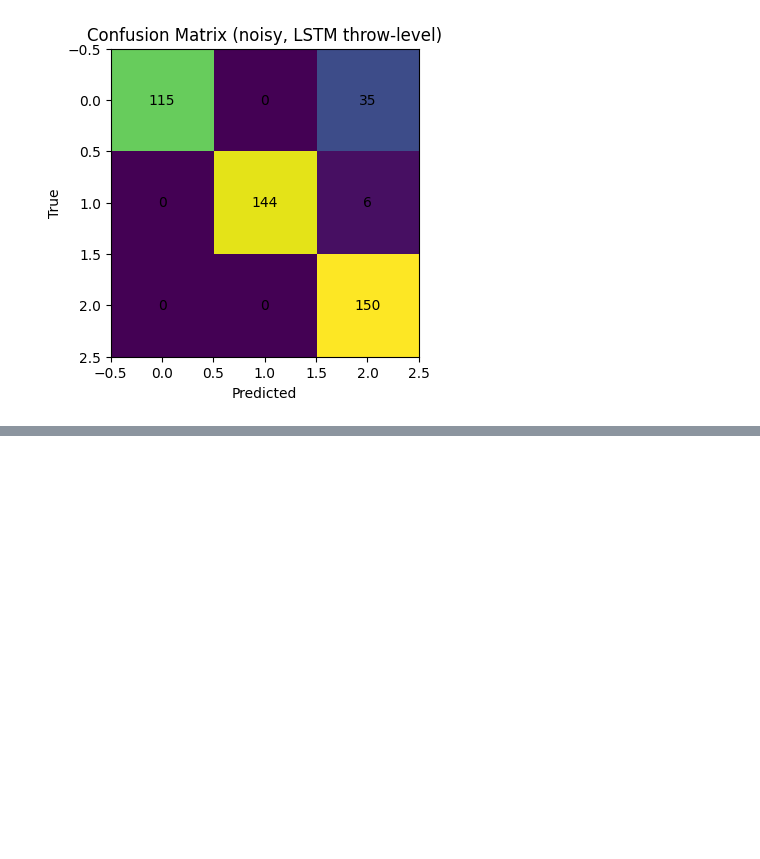
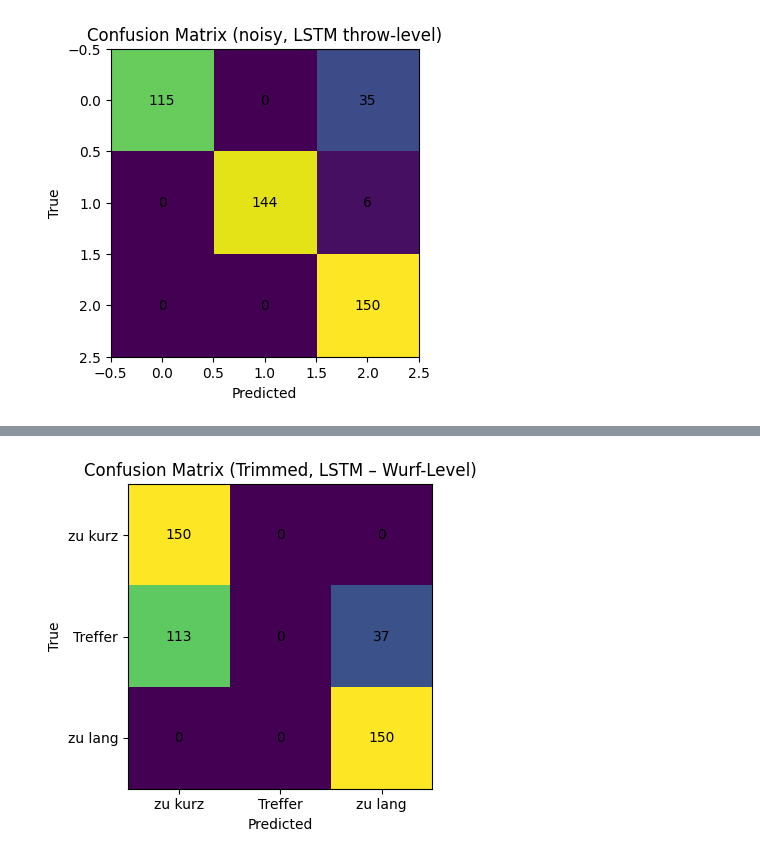
Before and after one commit to lucaa-smn/BA-Thesis, a Jupyter notebook: lstm_pointwise_free_throw.ipynb, the cells around one changed output, grey strips where cells are left out. Saved outputs shown, nothing was run; the diff lists cells and outputs as text; code cells hidden in the pictures; blank space fills up the shorter version.

Commit message:
added trimmed version to LSTM Notebook

```diff
--- a/lstm_pointwise_free_throw.ipynb
+++ b/lstm_pointwise_free_throw.ipynb
@@ -309,0 +312,17 @@ Vergleich (wurf-level):
+# %%
+from typing import Tuple, List, Optional
+
+
+def add_point_index(df: pd.DataFrame) -> pd.DataFrame:
+    df = df.sort_values(["wurf_id", "t"]).copy()
+    df["point_index"] = df.groupby("wurf_id").cumcount() + 1  # 1..50
+    return df
+
+
+def split_first30_full50(
+    df: pd.DataFrame, first_n: int = 30
+) -> Tuple[pd.DataFrame, pd.DataFrame]:
+    df = add_point_index(df)
+    df_train30 = df[df["point_index"] <= first_n].copy()
+    df_full50 = df.copy()
+    return df_train30, df_full50
@@ -309,0 +564,66 @@ Vergleich (wurf-level):
+# %%
+device='cpu'
+sim = DataGen(hs=2.13)
+params = sim.params if hasattr(sim,'params') else {'l':4.115,'hKorb':3.048,'Rr':0.2286,'Rb':0.1219}
+df_clean = sim.generate_dataset(n=150, with_noise=False)
+# 1) Daten (clean/noisy/gekürzt) – hier exemplarisch: df_clean
+# Stelle sicher, dass df_clean die Spalten x,y,theta,v0,t,label,wurf_id enthält
+df_train30, df_full50 = split_first30_full50(df_clean, first_n=30)
+
+# 2) Modell instanziieren (deine Klasse)
+model = LSTMxy(input_size=4, hidden_size=64, num_layers=1).to(device)
+
+# 3) Trainieren nur auf 1..30, validieren auf allen 50 (gleicher Pool – wir messen Zeit-Extrapolation)
+best_val = train_lstm_trimmed(
+    model,
+    df_train30=df_train30,
+    df_val_full50=df_full50,
+    hs_val=2.13,
+    device=device,
+    epochs=200,
+    batch_size=512,
+    lr=1e-3,
+    weight_decay=1e-4,
+    patience=20,
+    clip_grad_norm=1.0,
+)
+print(f"Best validation MSE (50 Punkte): {best_val:.6f}")
+
+# 4) Vorhersagen auf allen 50 Punkten
+pred_full = predict_full(model, df_full50, 2.13, device)
+df_labels = df_full50[["wurf_id", "label"]].drop_duplicates()
+pred_full = pred_full.merge(df_labels, on="wurf_id", how="left")
+# 5) Kennzahlen in/out-domain
+metrics = evaluate_in_out_domain(pred_full, cutoff=30)
+print(metrics)
+
+# Wurfweise GT/Pred-Labels erzeugen
+y_true, y_pred, wids = build_throw_level_labels(pred_full, params)
+
+# Confusion Matrix (Labels 0=zu kurz, 1=Treffer, 2=zu lang)
+cm = confusion_matrix(y_true, y_pred, labels=[0, 1, 2])
+
+print("Classification report (wurf-level):")
+print(
+    classification_report(
+        y_true, y_pred, labels=[0, 1, 2], target_names=["zu kurz", "Treffer", "zu lang"]
+    )
+)
+
+# Heatmap zeichnen
+plt.figure(figsize=(5, 4))
+plt.imshow(cm, interpolation="nearest")
+plt.title("Confusion Matrix (Trimmed, LSTM – Wurf-Level)")
+plt.xlabel("Predicted")
+plt.ylabel("True")
+plt.xticks([0, 1, 2], ["zu kurz", "Treffer", "zu lang"], rotation=0)
+plt.yticks([0, 1, 2], ["zu kurz", "Treffer", "zu lang"])
+for i in range(cm.shape[0]):
+    for j in range(cm.shape[1]):
+        plt.text(j, i, cm[i, j], ha="center", va="center")
+plt.tight_layout()
+plt.show()
+
+# 6) Plot: GT vs. Pred mit Cutoff-Linie (gesamt + Beispiele)
+plot_trajectories_with_cutoff(pred_full, cutoff=30, n_examples=3, cols=3)
+# %% [output]
@@ -309,0 +644 @@ Vergleich (wurf-level):
+[figure, added]
```
Also changed, not shown: parts of 7 cells of this notebook, 2 other files.
